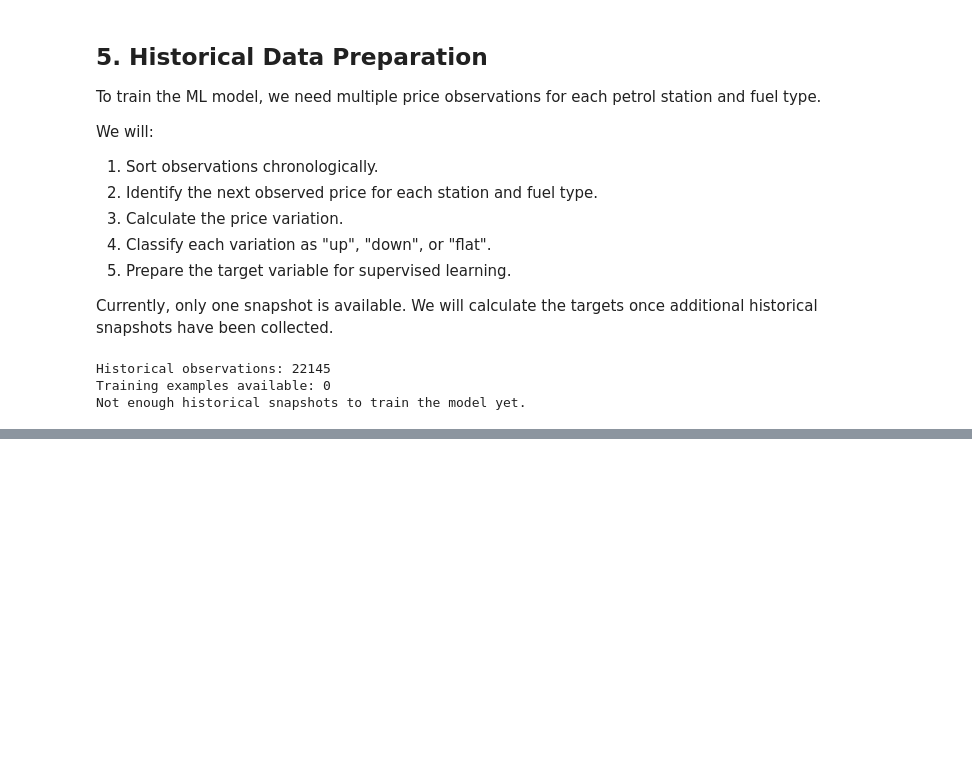
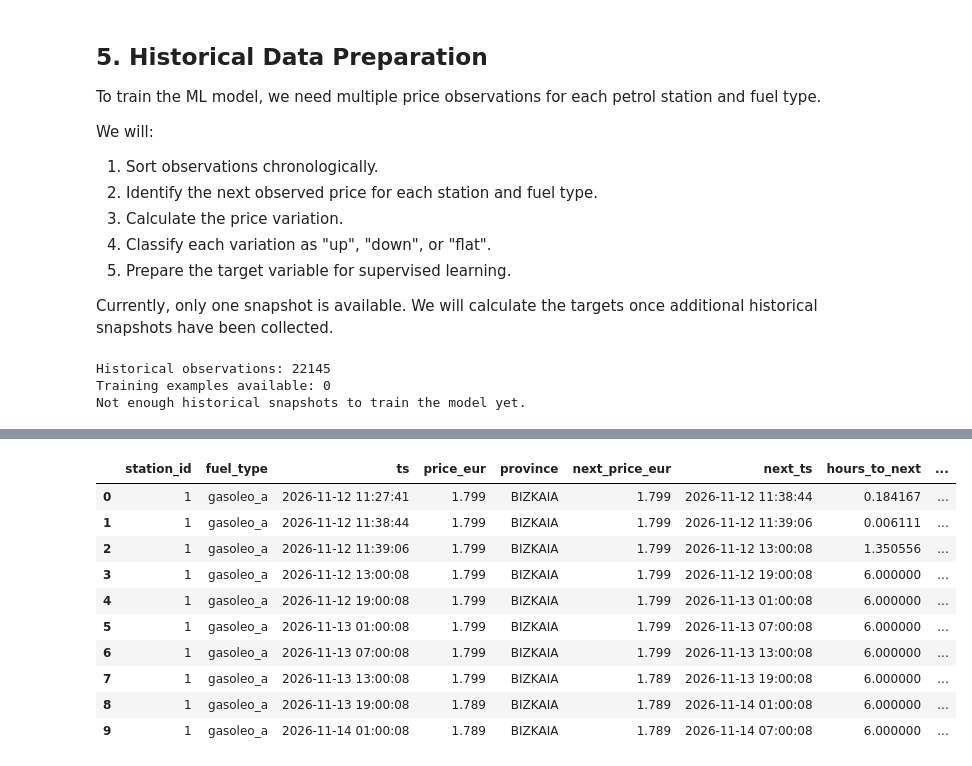
Before and after one commit to laurarigau/SmartFuel-cloud_solutions, a Jupyter notebook: ml/smartfuel_model_v0.ipynb, the cells around one changed output, grey strips where cells are left out. Drawn from its saved outputs; the diff is of its cells as text; code cells hidden in the pictures; blank space fills up the shorter version.

```diff
--- a/ml/smartfuel_model_v0.ipynb
+++ b/ml/smartfuel_model_v0.ipynb
@@ -294,0 +486,68 @@ Not enough historical snapshots to train the model yet.
+# %%
+
+import numpy as np
+
+# Start from the complete historical dataset
+ml_df = historical_prices_df.copy()
+
+# Sort observations chronologically
+ml_df = ml_df.sort_values(
+    ["station_id", "fuel_type", "ts"]
+)
+
+# Group prices by station and fuel type
+group = ml_df.groupby(["station_id", "fuel_type"])
+
+# Get the next observed price and timestamp
+ml_df["next_price_eur"] = group["price_eur"].shift(-1)
+ml_df["next_ts"] = group["ts"].shift(-1)
+
+# Remove observations without a future price
+ml_df = ml_df.dropna(
+    subset=["next_price_eur", "next_ts"]
+).copy()
+
+# Calculate hours between observations
+ml_df["hours_to_next"] = (
+    (ml_df["next_ts"] - ml_df["ts"])
+    .dt.total_seconds() / 3600
+)
+
+# Exclude missing observations and gaps longer than 8 hours
+# Normal scheduled snapshots are approximately 6 hours apart
+ml_df = ml_df[
+    (ml_df["hours_to_next"] > 0) &
+    (ml_df["hours_to_next"] <= 8)
+].copy()
+
+# Calculate price variation
+ml_df["price_change_eur"] = (
+    ml_df["next_price_eur"] - ml_df["price_eur"]
+).round(3)
+
+# Create classification target
+ml_df["direction"] = np.select(
+    [
+        ml_df["price_change_eur"] > 0,
+        ml_df["price_change_eur"] < 0
+    ],
+    ["up", "down"],
+    default="flat"
+)
+
+# Check target distribution
+print("Total labeled observations:", len(ml_df))
+
+print("\nTarget distribution:")
+print(ml_df["direction"].value_counts())
+
+print("\nTarget distribution (%):")
+print(
+    ml_df["direction"]
+    .value_counts(normalize=True)
+    .mul(100)
+    .round(2)
+)
+
+display(ml_df.head(10))
+# %% [output]
@@ -294,0 +569,11 @@ Not enough historical snapshots to train the model yet.
+|  | station_id | fuel_type | ts | price_eur | province | next_price_eur | next_ts | hours_to_next | ... |
+| 0 | 1 | gasoleo_a | 2026-11-12 11:27:41 | 1.799 | BIZKAIA | 1.799 | 2026-11-12 11:38:44 | 0.184167 | ... |
+| 1 | 1 | gasoleo_a | 2026-11-12 11:38:44 | 1.799 | BIZKAIA | 1.799 | 2026-11-12 11:39:06 | 0.006111 | ... |
+| 2 | 1 | gasoleo_a | 2026-11-12 11:39:06 | 1.799 | BIZKAIA | 1.799 | 2026-11-12 13:00:08 | 1.350556 | ... |
+| 3 | 1 | gasoleo_a | 2026-11-12 13:00:08 | 1.799 | BIZKAIA | 1.799 | 2026-11-12 19:00:08 | 6.000000 | ... |
+| 4 | 1 | gasoleo_a | 2026-11-12 19:00:08 | 1.799 | BIZKAIA | 1.799 | 2026-11-13 01:00:08 | 6.000000 | ... |
+| 5 | 1 | gasoleo_a | 2026-11-13 01:00:08 | 1.799 | BIZKAIA | 1.799 | 2026-11-13 07:00:08 | 6.000000 | ... |
+| 6 | 1 | gasoleo_a | 2026-11-13 07:00:08 | 1.799 | BIZKAIA | 1.799 | 2026-11-13 13:00:08 | 6.000000 | ... |
+| 7 | 1 | gasoleo_a | 2026-11-13 13:00:08 | 1.799 | BIZKAIA | 1.789 | 2026-11-13 19:00:08 | 6.000000 | ... |
+| 8 | 1 | gasoleo_a | 2026-11-13 19:00:08 | 1.789 | BIZKAIA | 1.789 | 2026-11-14 01:00:08 | 6.000000 | ... |
+| 9 | 1 | gasoleo_a | 2026-11-14 01:00:08 | 1.789 | BIZKAIA | 1.789 | 2026-11-14 07:00:08 | 6.000000 | ... |
```
Also changed, not shown: parts of 20 cells of this notebook, 1 other file.
